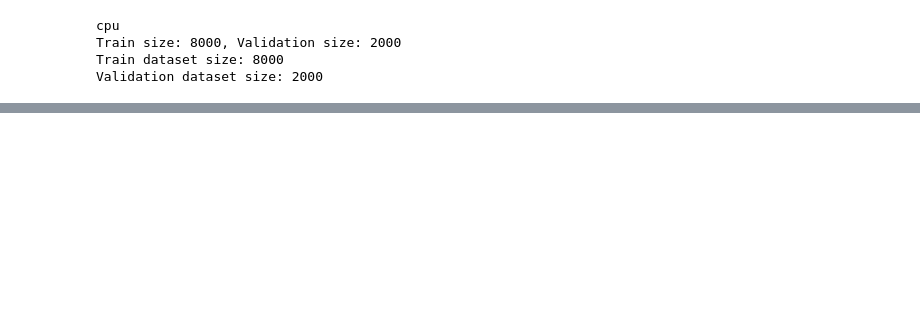
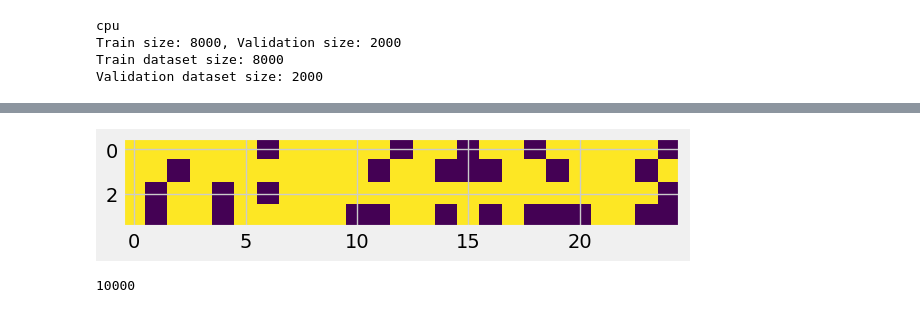
Before and after one commit to SeivenBell/Data_Science_and_Statistical_Learning_Projects, a Jupyter notebook: Final_Project/labeled_learning.ipynb, the cells around one changed output, grey strips where cells are left out. Cells and saved outputs as stored; diff of their text form; code cells hidden in the pictures; blank space fills up the shorter version.

```diff
--- a/Final_Project/labeled_learning.ipynb
+++ b/Final_Project/labeled_learning.ipynb
@@ -275,0 +486,6 @@ for epoch in range(N_epochs):
+# %%
+for i, item in enumerate(reconstructed):
+  item = item.reshape(-1, 4, 25)
+  plt.imshow(item.detach().numpy()[0])
+# %% [output]
+[figure, added]
@@ -275,0 +502,4 @@ for epoch in range(N_epochs):
+# %%
+len(simplified_data)
+# %% [output]
+10000
```
Also changed, not shown: parts of 27 cells of this notebook, 8 other files.
